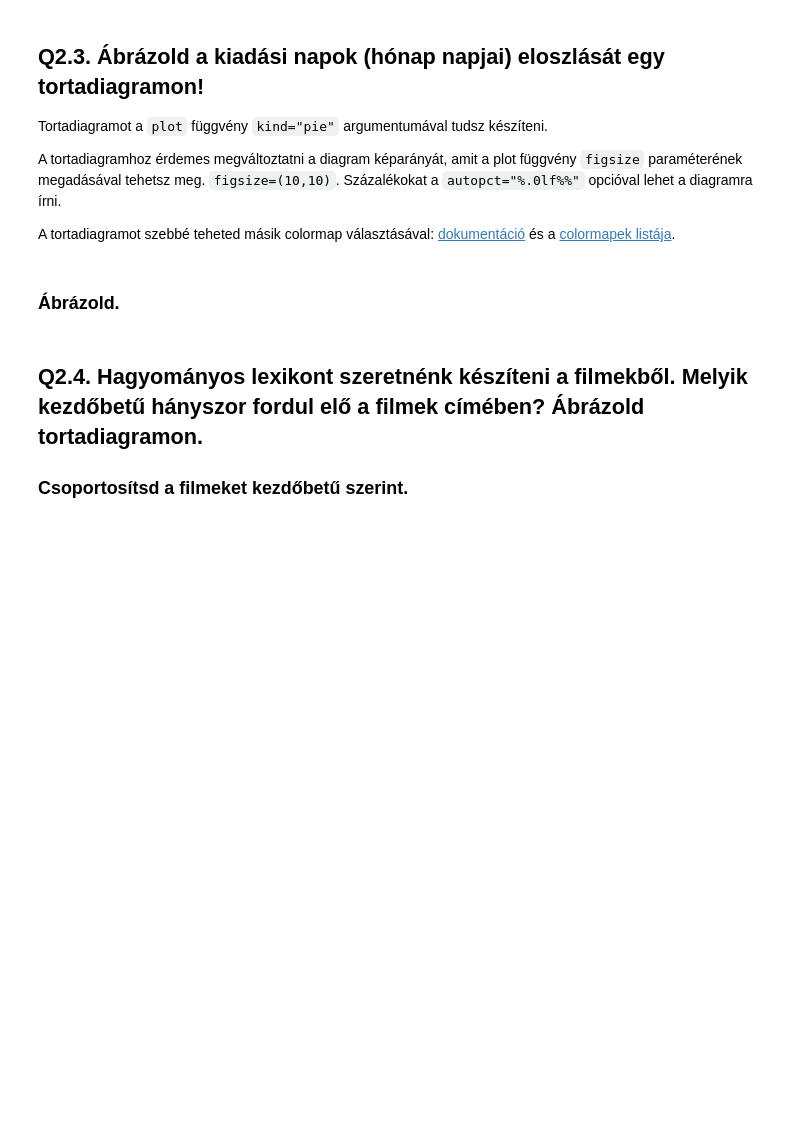
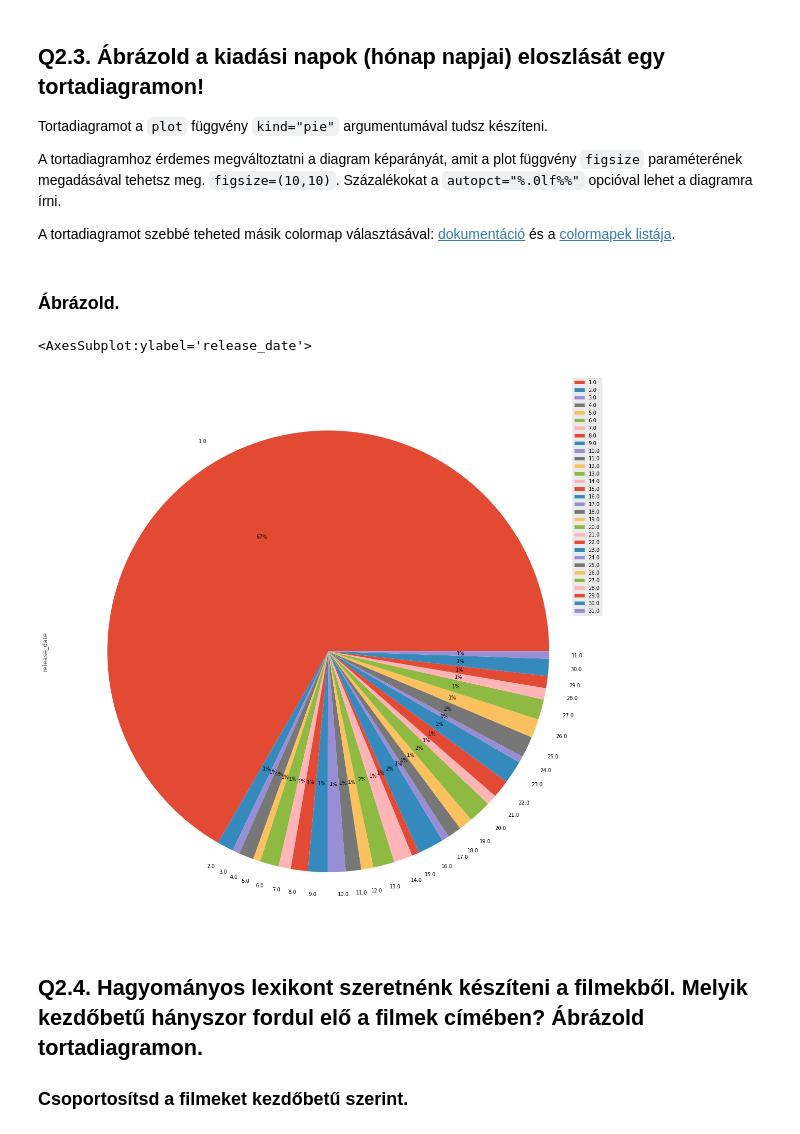
Before and after one commit to zali07/IK2023-lab02, a Jupyter notebook: 02_01_Pandas_bevezeto.ipynb, the cells around one changed output. Drawn from its saved outputs; the diff is of its cells as text; code cells hidden in the pictures; blank space fills up the shorter version.

```diff
--- a/02_01_Pandas_bevezeto.ipynb
+++ b/02_01_Pandas_bevezeto.ipynb
@@ -1045,10 +1100,10 @@ Tortadiagramot a `plot` függvény `kind="pie"` argumentumával tudsz készíten
 A tortadiagramhoz érdemes megváltoztatni a diagram képarányát, amit a plot függvény `figsize` paraméterének megadásával tehetsz meg. `figsize=(10,10)`. Százalékokat a `autopct="%.0lf%%"` opcióval lehet a diagramra írni.
 
 A tortadiagramot szebbé teheted másik colormap választásával: [dokumentáció](http://pandas.pydata.org/pandas-docs/stable/visualization.html#colormaps) és a [colormapek listája](http://scipy.github.io/old-wiki/pages/Cookbook/Matplotlib/Show_colormaps).
-# %%
-def groupby_release_day(df):
-    # YOUR CODE HERE
-    raise NotImplementedError()
+# %%
+def groupby_release_day(df):
+    df = df[['release_date']]
+    return df.groupby(df.release_date.dt.day)
 # %%
 by_day = groupby_release_day(df)
 assert type(by_day) == pd.core.groupby.DataFrameGroupBy
@@ -1058,5 +1113,7 @@ assert len(by_day) < 32
 
 # nehogy a hét napjai szerint csoportosítsunk
 assert len(by_day) > 7
+
+by_day = by_day.count()
 # %% [markdown]
 ### Ábrázold.
@@ -1066,3 +1120,8 @@ raise NotImplementedError()
+# %%
+by_day.plot(y='release_date', kind='pie', figsize=(20,20), autopct="%.0lf%%")
+# %% [output]
+<AxesSubplot:ylabel='release_date'>
+[figure, added]
 # %% [markdown]
 ## Q2.4. Hagyományos lexikont szeretnénk készíteni a filmekből. Melyik kezdőbetű hányszor fordul elő a filmek címében? Ábrázold tortadiagramon.
 
```
Also changed, not shown: parts of 73 cells of this notebook.
